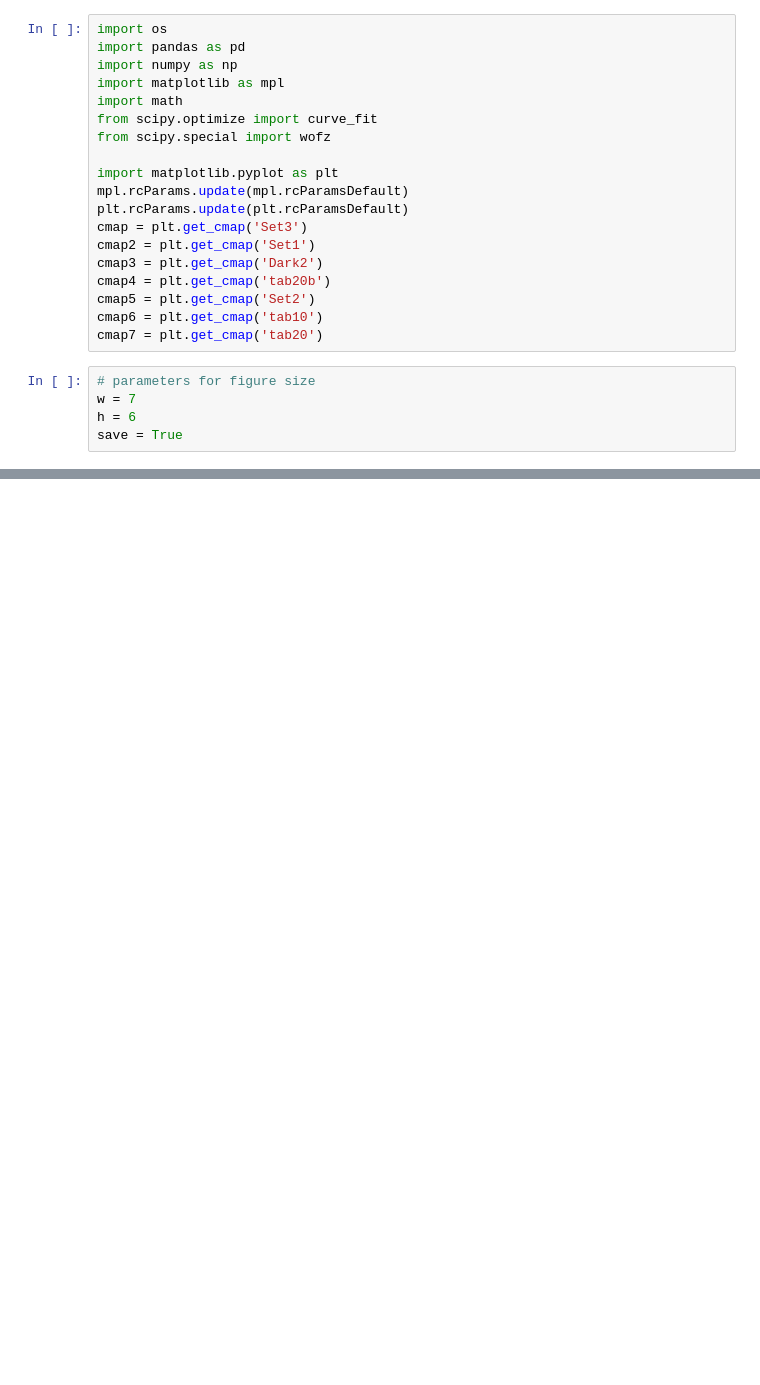
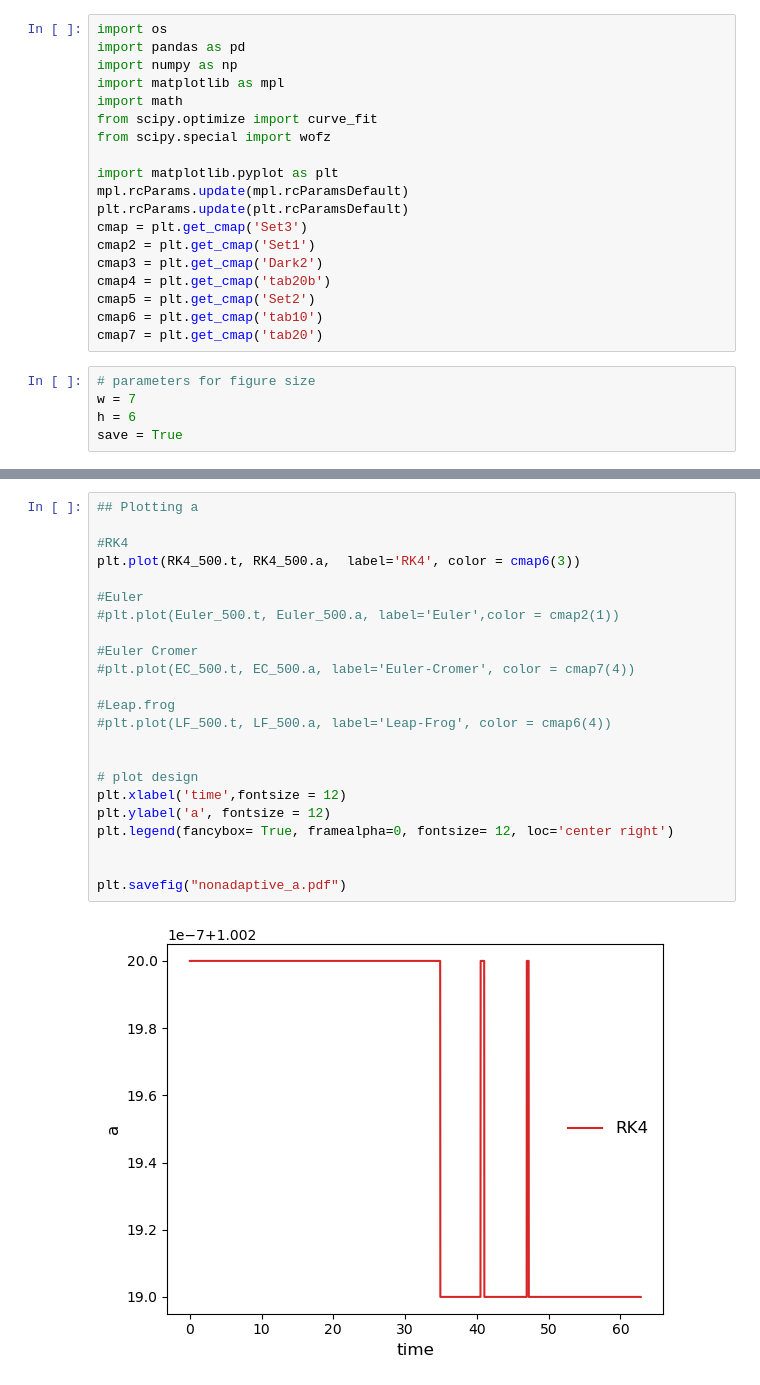
Before and after one commit to piscimarta/Chaos, a Jupyter notebook: main2.ipynb, the cells around one changed output, grey strips where cells are left out. Cells and saved outputs as stored; diff of their text form; blank space fills up the shorter version.

```diff
--- a/main2.ipynb
+++ b/main2.ipynb
@@ -51,0 +181,25 @@ plt.plot(test.t, test.e)
+# %%
+## Plotting a
+
+#RK4
+plt.plot(RK4_500.t, RK4_500.a,  label='RK4', color = cmap6(3))
+
+#Euler
+#plt.plot(Euler_500.t, Euler_500.a, label='Euler',color = cmap2(1))
+
+#Euler Cromer
+#plt.plot(EC_500.t, EC_500.a, label='Euler-Cromer', color = cmap7(4))
+
+#Leap.frog
+#plt.plot(LF_500.t, LF_500.a, label='Leap-Frog', color = cmap6(4))
+
+
+# plot design
+plt.xlabel('time',fontsize = 12)
+plt.ylabel('a', fontsize = 12)
+plt.legend(fancybox= True, framealpha=0, fontsize= 12, loc='center right')
+
+
+plt.savefig("nonadaptive_a.pdf")
+# %% [output]
+[figure, added]
```
Also changed, not shown: parts of 22 cells of this notebook.
